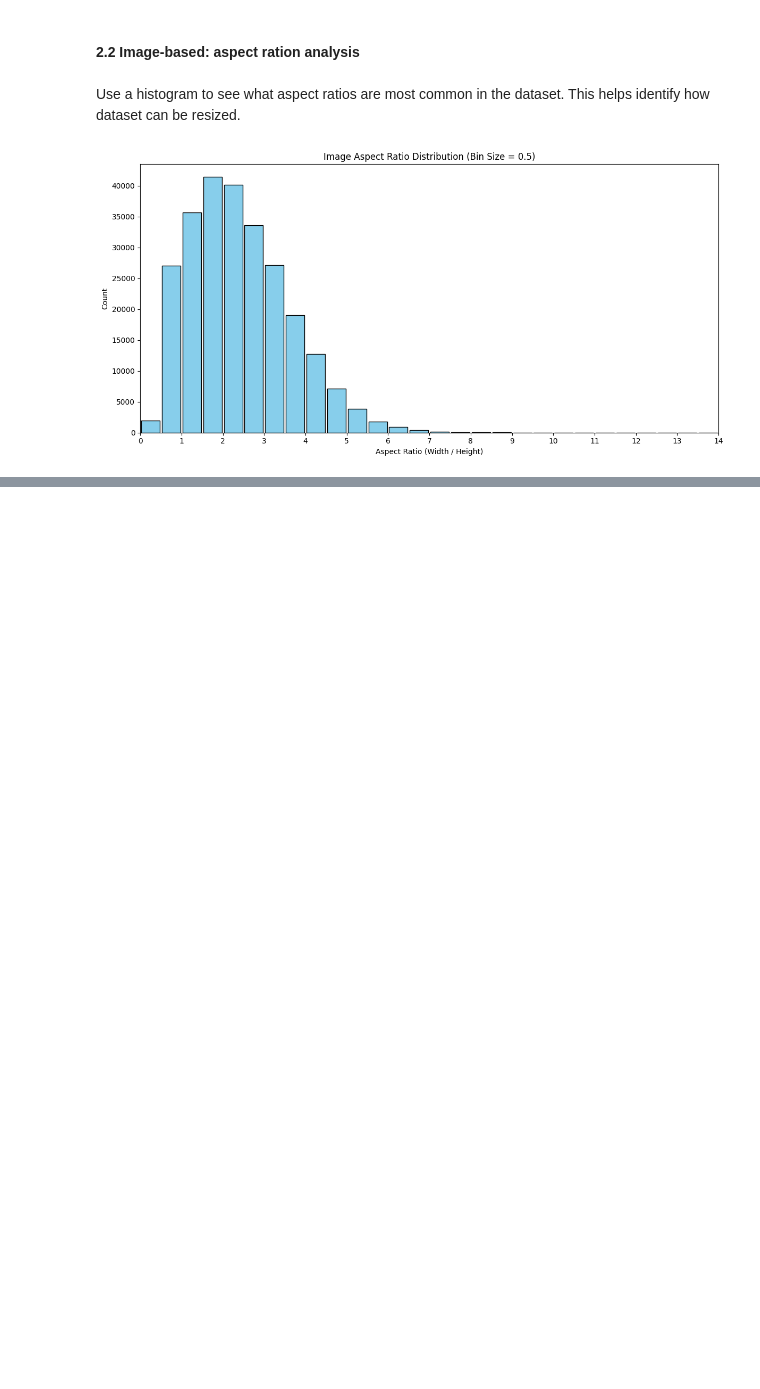
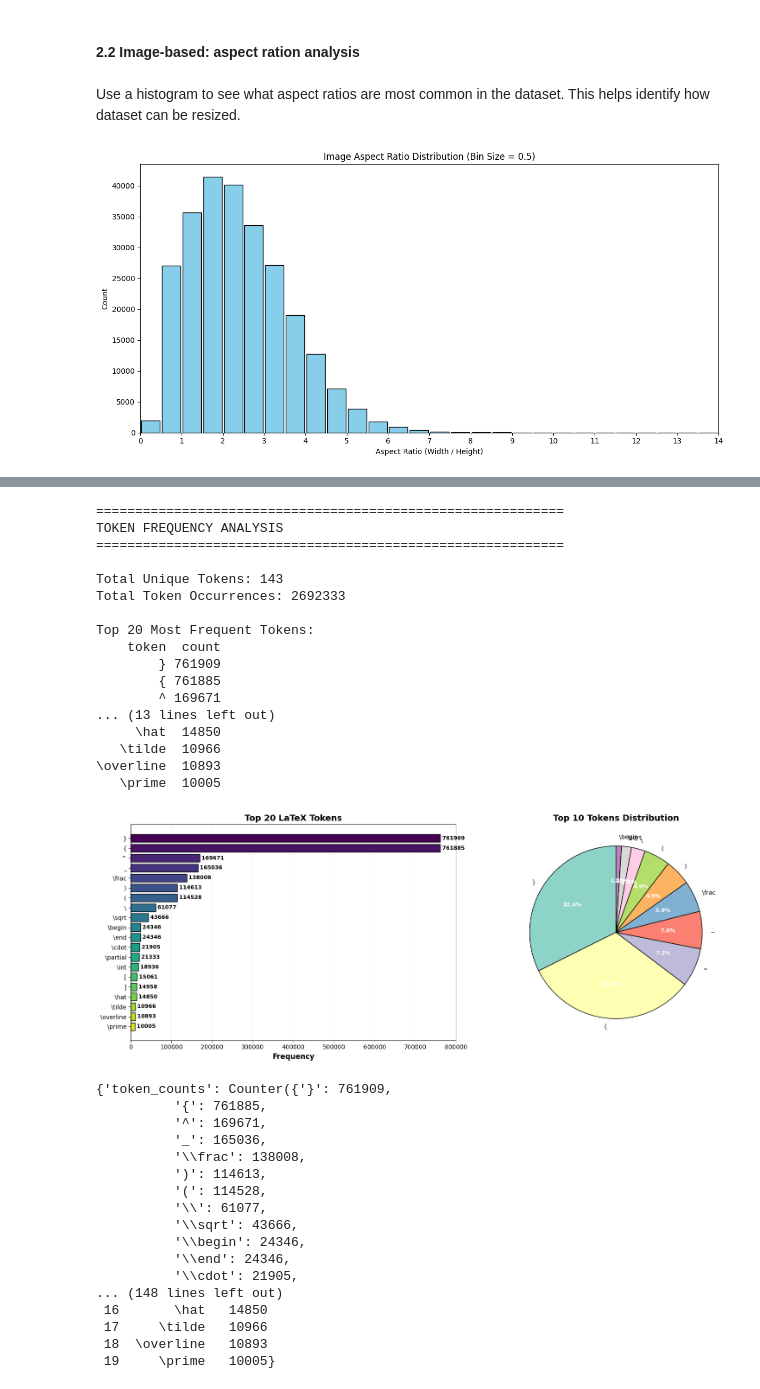
Before and after one commit to dmitrykosintsev/dtc-mathwriting-recognition, a Jupyter notebook: Notebook.ipynb, the cells around one changed output, grey strips where cells are left out. Saved outputs shown, nothing was run; the diff lists cells and outputs as text; code cells hidden in the pictures; blank space fills up the shorter version.

```diff
--- a/Notebook.ipynb
+++ b/Notebook.ipynb
@@ -205,0 +471,38 @@ plt.show()
+# %%
+analyze_token_frequency(ds)
+# %% [output]
+============================================================
+TOKEN FREQUENCY ANALYSIS
+============================================================
+
+Total Unique Tokens: 143
+Total Token Occurrences: 2692333
+
+Top 20 Most Frequent Tokens:
+    token  count
+        } 761909
+        { 761885
+        ^ 169671
+... (13 lines left out)
+     \hat  14850
+   \tilde  10966
+\overline  10893
+   \prime  10005
+[figure, added]
+{'token_counts': Counter({'}': 761909,
+          '{': 761885,
+          '^': 169671,
+          '_': 165036,
+          '\\frac': 138008,
+          ')': 114613,
+          '(': 114528,
+          '\\': 61077,
+          '\\sqrt': 43666,
+          '\\begin': 24346,
+          '\\end': 24346,
+          '\\cdot': 21905,
+... (148 lines left out)
+ 16       \hat   14850
+ 17     \tilde   10966
+ 18  \overline   10893
+ 19     \prime   10005}
```
Also changed, not shown: parts of 16 cells of this notebook, 7 other files.
